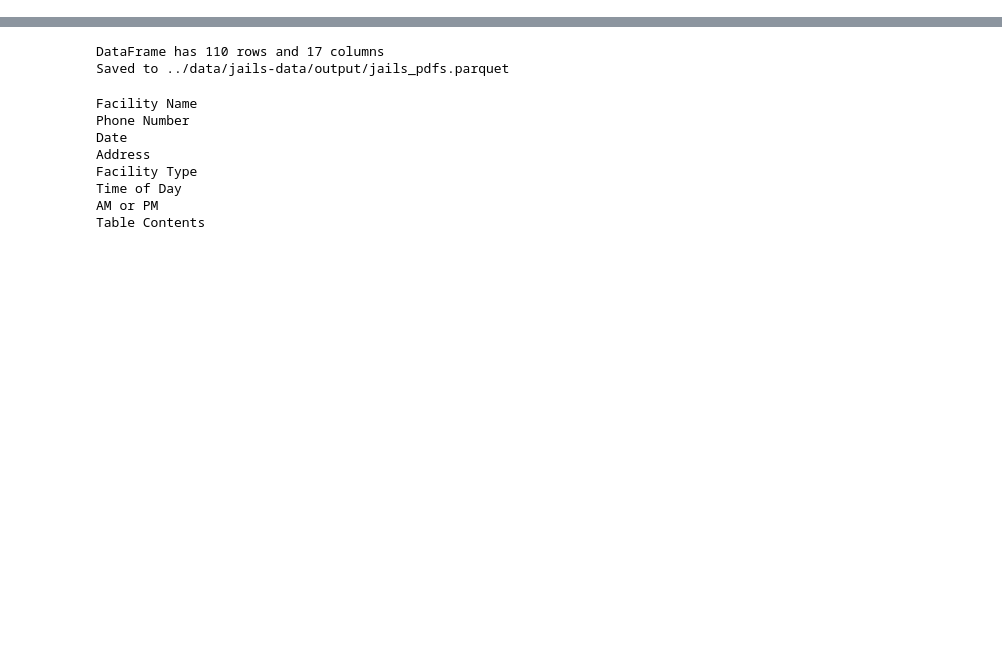
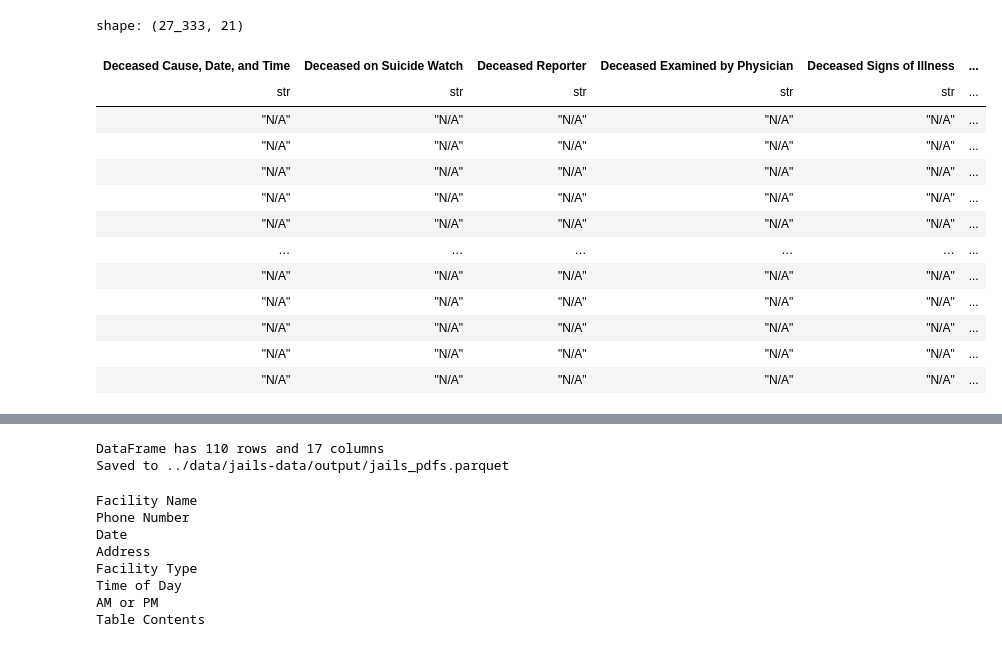
Before and after one commit to mansueto-institute/jail-events, a Jupyter notebook: src/jail-events/notebooks/extraction_report.ipynb, the cells around one changed output, grey strips where cells are left out. Drawn from its saved outputs; the diff is of its cells as text; code cells hidden in the pictures; blank space fills up the shorter version.

```diff
--- a/src/jail-events/notebooks/extraction_report.ipynb
+++ b/src/jail-events/notebooks/extraction_report.ipynb
@@ -28,3 +19,20 @@ shape: (27_892, 6)
+# %%
+df
+# %% [output]
+shape: (27_333, 21)
+| Deceased Cause, Date, and Time | Deceased on Suicide Watch | Deceased Reporter | Deceased Examined by Physician | Deceased Signs of Illness | ... |
+| str | str | str | str | str | ... |
+| "N/A" | "N/A" | "N/A" | "N/A" | "N/A" | ... |
+| "N/A" | "N/A" | "N/A" | "N/A" | "N/A" | ... |
+| "N/A" | "N/A" | "N/A" | "N/A" | "N/A" | ... |
+| "N/A" | "N/A" | "N/A" | "N/A" | "N/A" | ... |
+| "N/A" | "N/A" | "N/A" | "N/A" | "N/A" | ... |
+| … | … | … | … | … | ... |
+| "N/A" | "N/A" | "N/A" | "N/A" | "N/A" | ... |
+| "N/A" | "N/A" | "N/A" | "N/A" | "N/A" | ... |
+| "N/A" | "N/A" | "N/A" | "N/A" | "N/A" | ... |
+| "N/A" | "N/A" | "N/A" | "N/A" | "N/A" | ... |
+| "N/A" | "N/A" | "N/A" | "N/A" | "N/A" | ... |
 # %%
 root = Path('..')
 parquet_path = root / 'data/jails-data/output/jails_pdfs.parquet'
```
Also changed, not shown: parts of 11 cells of this notebook, 2 other files.
